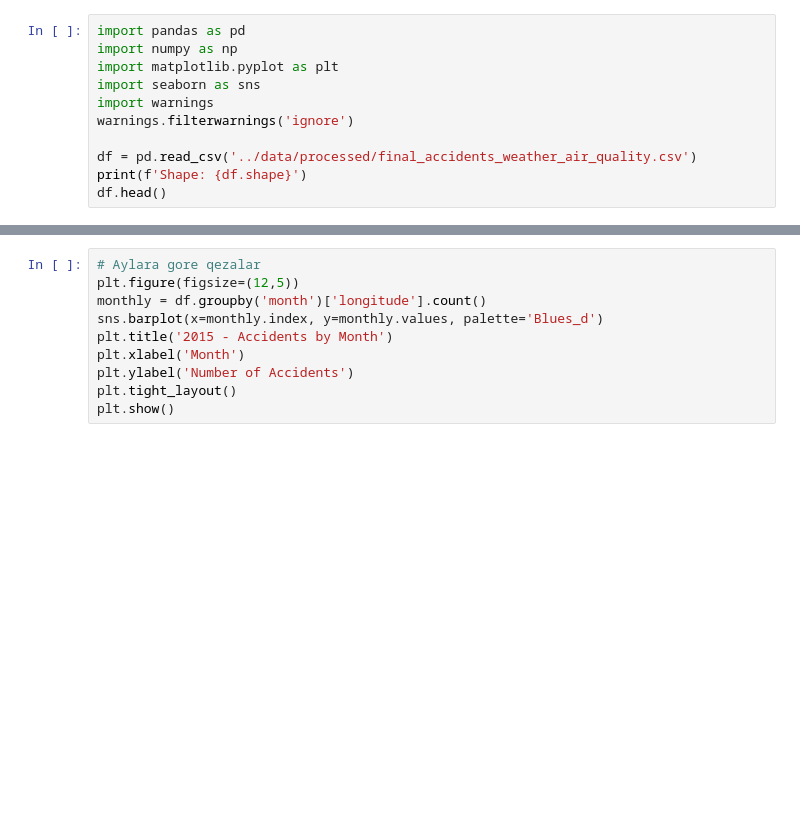
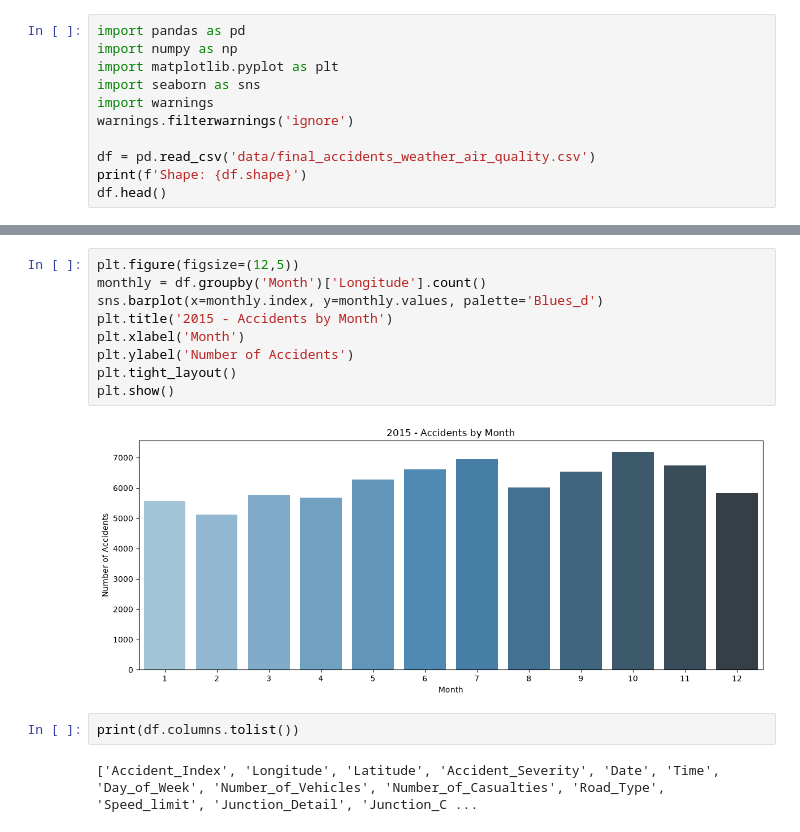
Before and after one commit to seriyyepencelizade-ai/Final_Project_Car_Accidents, a Jupyter notebook: notebooks/eda.ipynb, the cells around one changed output, grey strips where cells are left out. Drawn from its saved outputs; the diff is of its cells as text; blank space fills up the shorter version.

```diff
--- a/notebooks/eda.ipynb
+++ b/notebooks/eda.ipynb
@@ -8,6 +6,6 @@ import seaborn as sns
 import warnings
 warnings.filterwarnings('ignore')
 
-df = pd.read_csv('../data/processed/final_accidents_weather_air_quality.csv')
+df = pd.read_csv('data/final_accidents_weather_air_quality.csv')
 print(f'Shape: {df.shape}')
 df.head()
@@ -14,11 +21,16 @@ df.head()
 # %%
-# Aylara gore qezalar
 plt.figure(figsize=(12,5))
-monthly = df.groupby('month')['longitude'].count()
+monthly = df.groupby('Month')['Longitude'].count()
 sns.barplot(x=monthly.index, y=monthly.values, palette='Blues_d')
 plt.title('2015 - Accidents by Month')
 plt.xlabel('Month')
 plt.ylabel('Number of Accidents')
 plt.tight_layout()
 plt.show()
+# %% [output]
+[figure, added]
+# %%
+print(df.columns.tolist())
+# %% [output]
+['Accident_Index', 'Longitude', 'Latitude', 'Accident_Severity', 'Date', 'Time', 'Day_of_Week', 'Number_of_Vehicles', 'Number_of_Casualties', 'Road_Type', 'Speed_limit', 'Junction_Detail', 'Junction_C ...
 # %%
```
Also changed, not shown: parts of 13 cells of this notebook.
